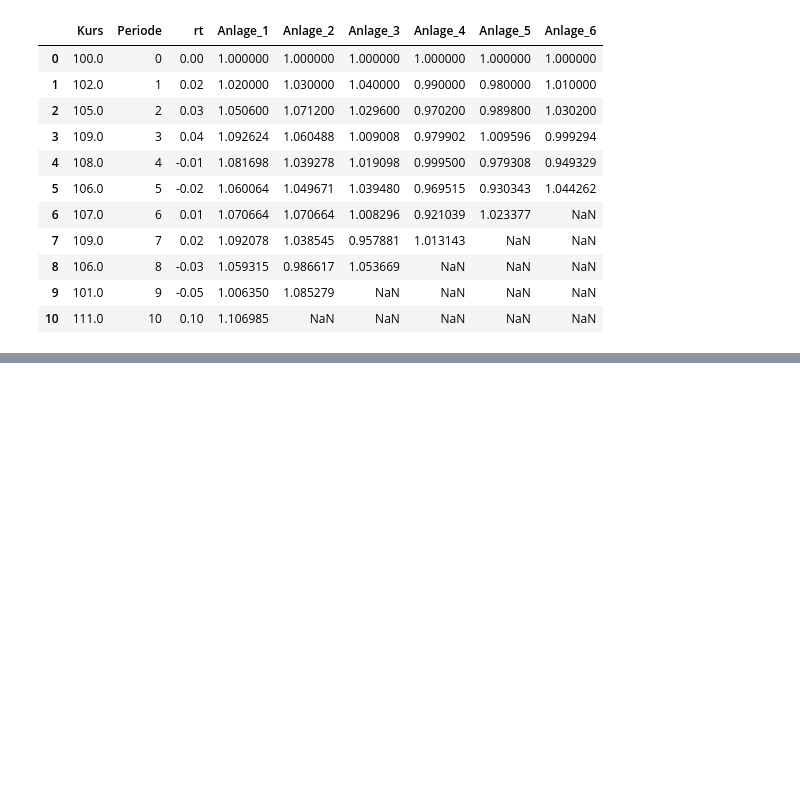
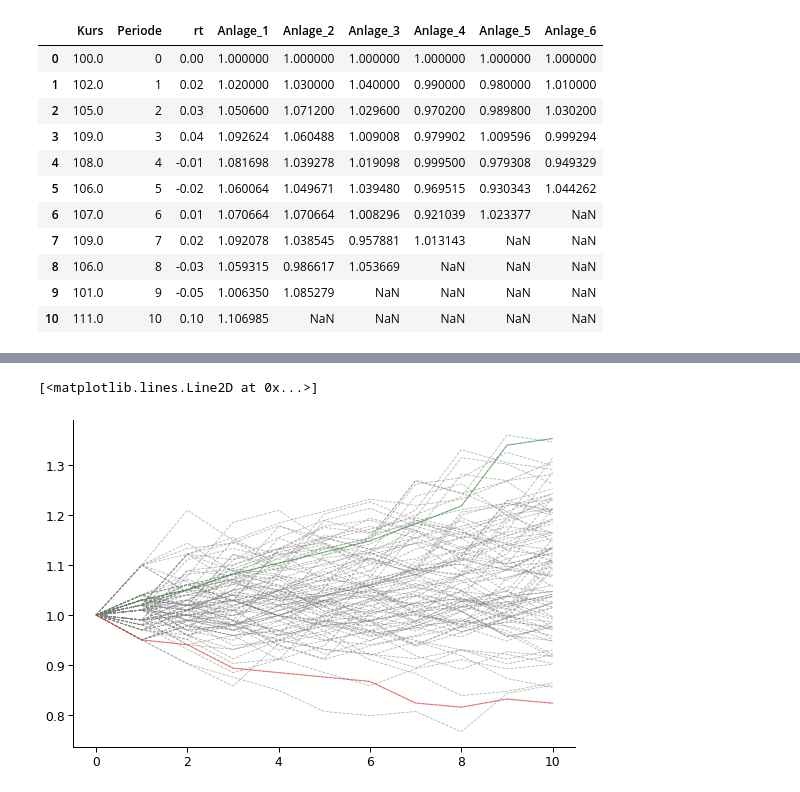
Before and after one commit to fredzett/Skript-Business-Analytics, a Jupyter notebook: _sources/chapters/assets/assets.ipynb, the cells around one changed output, grey strips where cells are left out. Cells and saved outputs as stored; diff of their text form; code cells hidden in the pictures; blank space fills up the shorter version.

```diff
--- a/_sources/chapters/assets/assets.ipynb
+++ b/_sources/chapters/assets/assets.ipynb
@@ -114,13 +109,0 @@ plot(data=data_new, x="Periode", y="value", hue="Portfolio")
-# %%
-days = np.arange(0,11)
-rets = np.array([ 0.00, 0.02, 0.03, 0.04, -0.01, 	-0.02, 0.01, 0.02, 	-0.03, -0.05,0.10 ])
-start = 100
-
-df = pd.DataFrame({"time": days, "return":rets})
-
-new_df = (df
-.assign(**{f"lag_{i}":df["return"].add(1).iloc[1:].shift(-i).cumprod() for i in np.arange(6)})
-.pipe(replace_first_row, np.nan, 1)
-)
-
-new_df
@@ -143,0 +110,8 @@ new_df
+# %%
+bucket = rets[1:]
+n = 100
+t = 10
+smpl = np.random.choice(bucket, (n,t), replace=True)
+# %%
+smpl = np.column_stack((np.ones(n), np.cumprod(1+smpl, axis=1)))
+np.row_stack((smpl, np.ones([1,t+3])))
@@ -143,0 +135,11 @@ new_df
+# %%
+idx_max = np.argmax(smpl[:,-1])
+idx_min = np.argmin(smpl[:,-1])
+# %%
+fig, ax = plt.subplots()
+ax.plot(smpl.T, color="gray", linewidth=0.8, linestyle="dashed", alpha=0.6);
+ax.plot(smpl[idx_max,:], color="green", alpha=0.4)
+ax.plot(smpl[idx_min,:], color="red", alpha=0.4)
+# %% [output]
+[<matplotlib.lines.Line2D at 0x...>]
+[figure, added]
```
Also changed, not shown: parts of 12 cells of this notebook, 46 other files.
